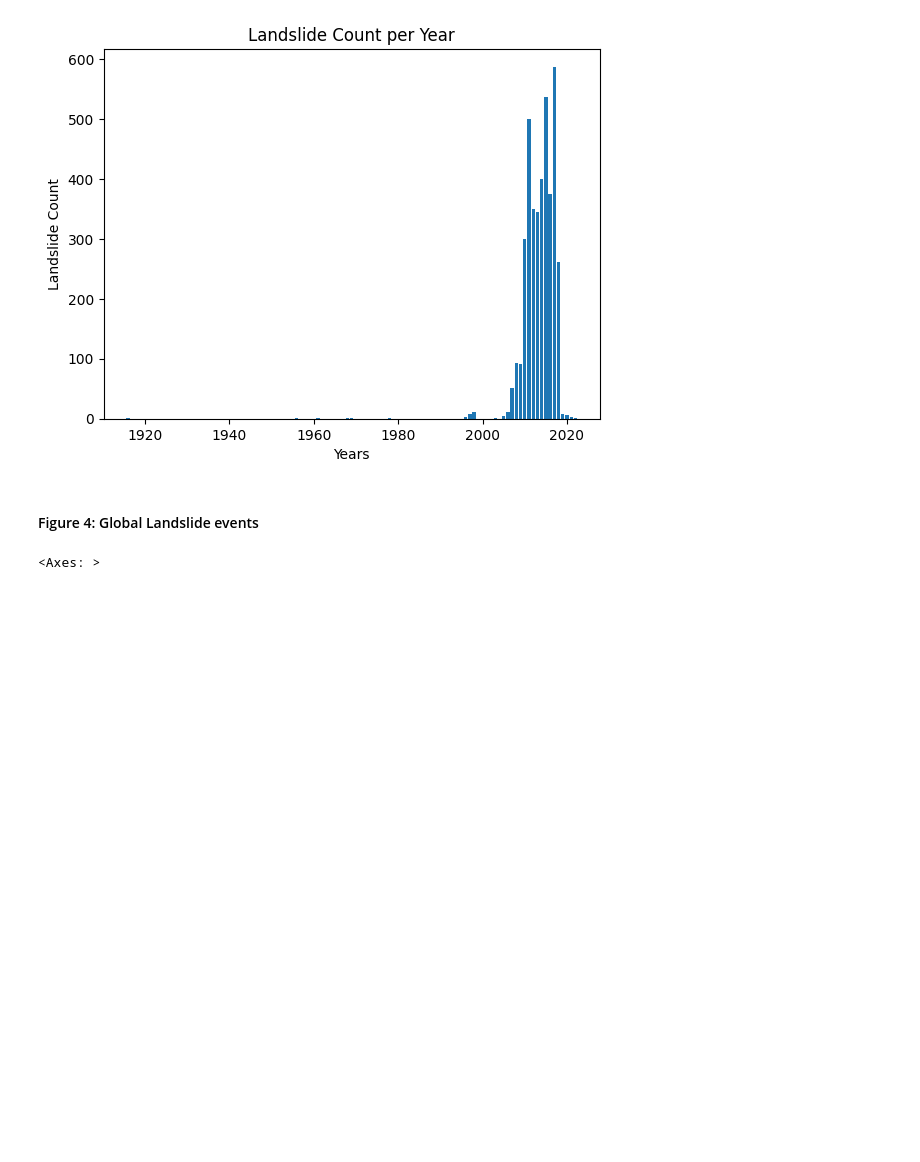
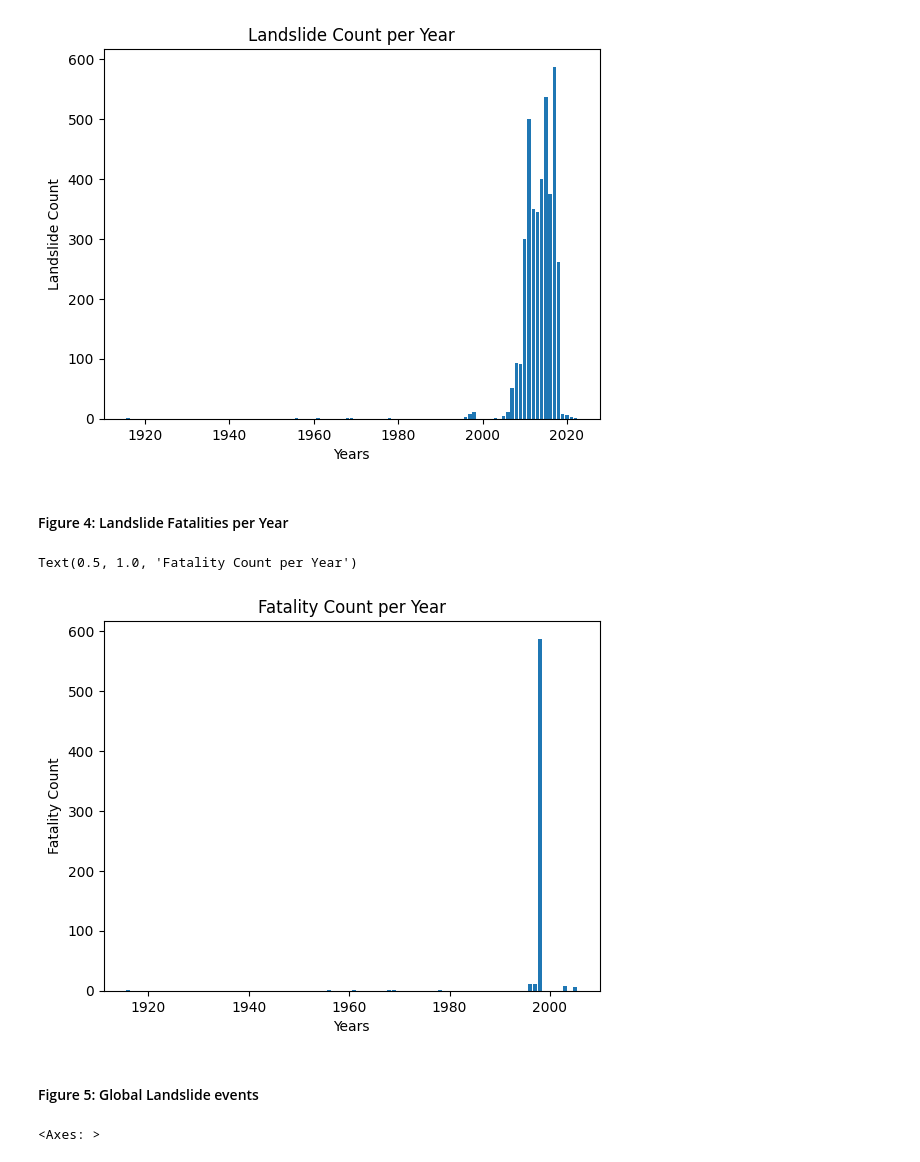
Before and after one commit to Kduff2/LandslideProject, a Jupyter notebook: term_paper.ipynb, the cells around one changed output. Cells and saved outputs as stored; diff of their text form; code cells hidden in the pictures; blank space fills up the shorter version.

```diff
--- a/term_paper.ipynb
+++ b/term_paper.ipynb
@@ -57,8 +57,27 @@ plt.title("Landslide Count per Year")
 # %% [output]
 Text(0.5, 1.0, 'Landslide Count per Year')
 [figure]
+# %% [markdown]
+#### Figure 4: Landslide Fatalities per Year
+# %%
+import matplotlib.pyplot as plt
+import pandas as pd
+
+LS = pd.read_csv("nasa_US_landslides.csv")
+
+Years = LS['Year']
+Fatalities =  LS['Landslides per year']
+
+
+plt.bar(Years, Fatalities)
+plt.xlabel("Years")
+plt.ylabel("Fatality Count")
+plt.title("Fatality Count per Year")
+# %% [output]
+Text(0.5, 1.0, 'Fatality Count per Year')
+[figure, added]
 # %% [markdown]
-#### Figure 4: Global Landslide events
+#### Figure 5: Global Landslide events
 # %%
 import geopandas as gpd
 
```
